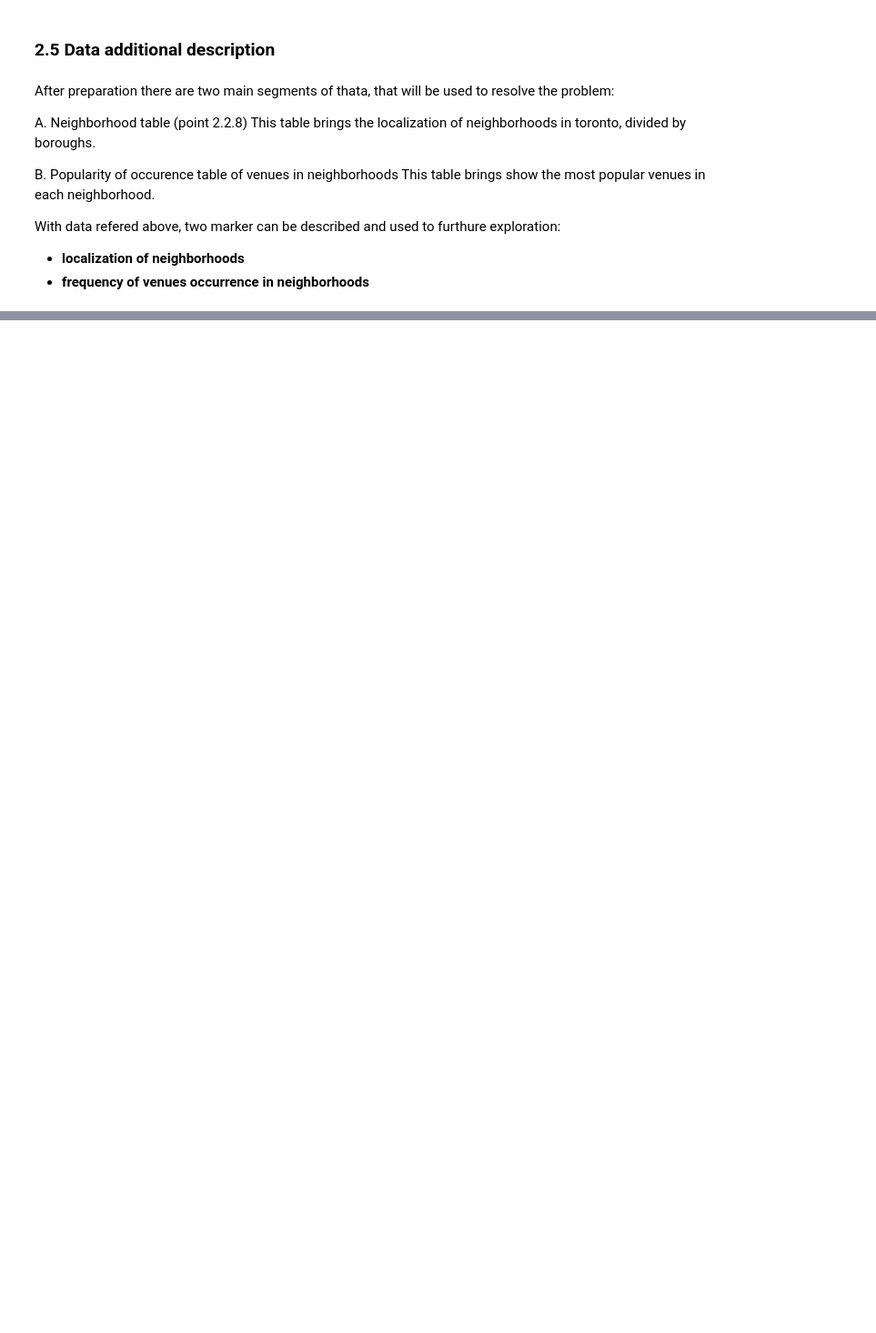
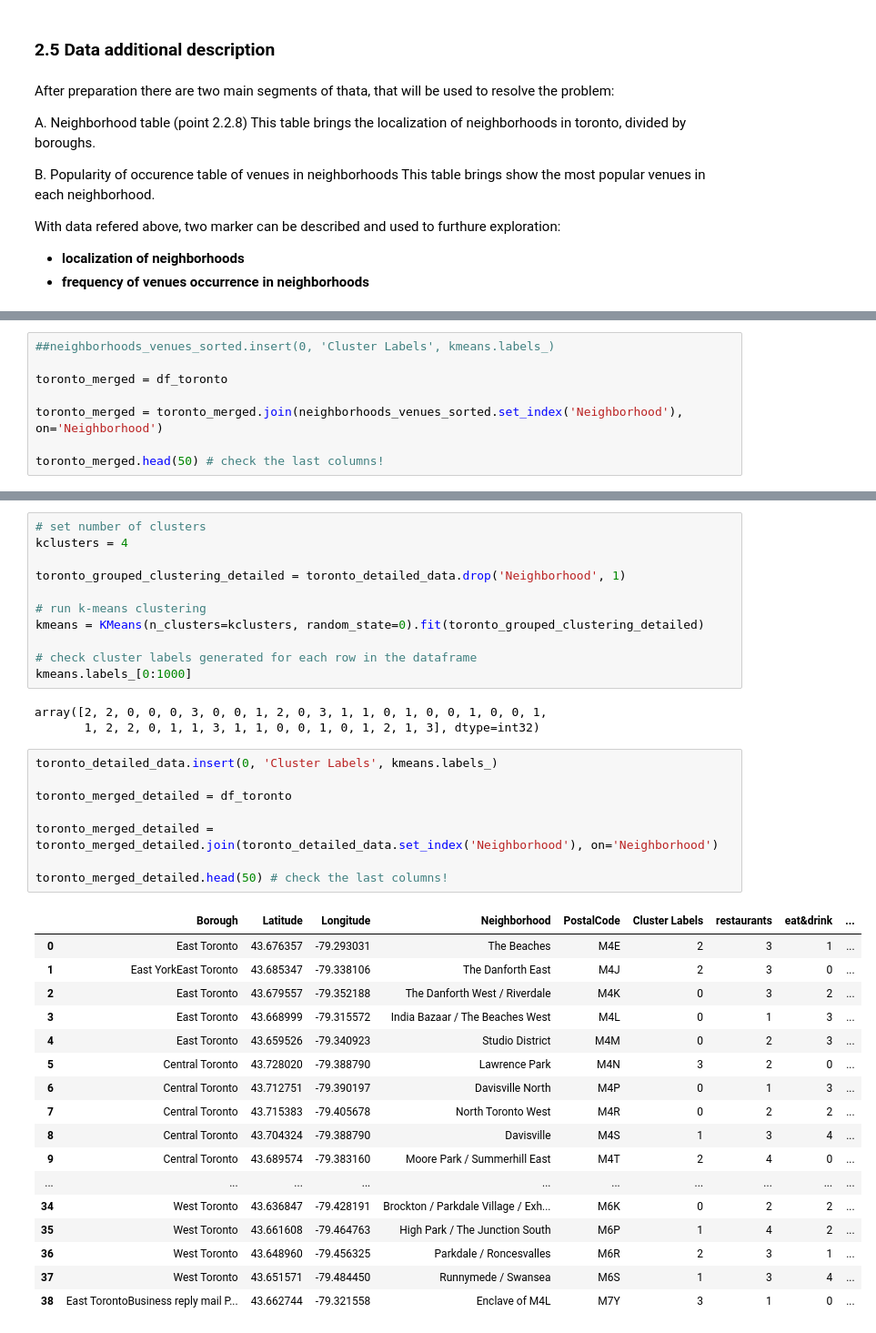
Before and after one commit to marcintalik/Coursera_Capstone, a Jupyter notebook: The Battle of Neighborhoods part 1.ipynb, the cells around one changed output, grey strips where cells are left out. Shown: that part at 91% size. Saved outputs shown, nothing was run; the diff lists cells and outputs as text; blank space fills up the shorter version.

Commit message:
Published from Watson Studio.

```diff
--- a/The Battle of Neighborhoods part 1.ipynb
+++ b/The Battle of Neighborhoods part 1.ipynb
@@ -481,0 +519,8 @@ With data refered above, two marker can be described and used to furthure explor
+# %%
+##neighborhoods_venues_sorted.insert(0, 'Cluster Labels', kmeans.labels_)
+
+toronto_merged = df_toronto
+
+toronto_merged = toronto_merged.join(neighborhoods_venues_sorted.set_index('Neighborhood'), on='Neighborhood')
+
+toronto_merged.head(50) # check the last columns!
@@ -481,0 +691,40 @@ With data refered above, two marker can be described and used to furthure explor
+# %%
+# set number of clusters
+kclusters = 4
+
+toronto_grouped_clustering_detailed = toronto_detailed_data.drop('Neighborhood', 1)
+
+# run k-means clustering
+kmeans = KMeans(n_clusters=kclusters, random_state=0).fit(toronto_grouped_clustering_detailed)
+
+# check cluster labels generated for each row in the dataframe
+kmeans.labels_[0:1000]
+# %% [output]
+array([2, 2, 0, 0, 0, 3, 0, 0, 1, 2, 0, 3, 1, 1, 0, 1, 0, 0, 1, 0, 0, 1,
+       1, 2, 2, 0, 1, 1, 3, 1, 1, 0, 0, 1, 0, 1, 2, 1, 3], dtype=int32)
+# %%
+toronto_detailed_data.insert(0, 'Cluster Labels', kmeans.labels_)
+
+toronto_merged_detailed = df_toronto
+
+toronto_merged_detailed = toronto_merged_detailed.join(toronto_detailed_data.set_index('Neighborhood'), on='Neighborhood')
+
+toronto_merged_detailed.head(50) # check the last columns!
+# %% [output]
+|  | Borough | Latitude | Longitude | Neighborhood | PostalCode | Cluster Labels | restaurants | eat&drink | ... |
+| 0 | East Toronto | 43.676357 | -79.293031 | The Beaches | M4E | 2 | 3 | 1 | ... |
+| 1 | East YorkEast Toronto | 43.685347 | -79.338106 | The Danforth East | M4J | 2 | 3 | 0 | ... |
+| 2 | East Toronto | 43.679557 | -79.352188 | The Danforth West / Riverdale | M4K | 0 | 3 | 2 | ... |
+| 3 | East Toronto | 43.668999 | -79.315572 | India Bazaar / The Beaches West | M4L | 0 | 1 | 3 | ... |
+| 4 | East Toronto | 43.659526 | -79.340923 | Studio District | M4M | 0 | 2 | 3 | ... |
+| 5 | Central Toronto | 43.728020 | -79.388790 | Lawrence Park | M4N | 3 | 2 | 0 | ... |
+| 6 | Central Toronto | 43.712751 | -79.390197 | Davisville North | M4P | 0 | 1 | 3 | ... |
+| 7 | Central Toronto | 43.715383 | -79.405678 | North Toronto West | M4R | 0 | 2 | 2 | ... |
+| 8 | Central Toronto | 43.704324 | -79.388790 | Davisville | M4S | 1 | 3 | 4 | ... |
+| 9 | Central Toronto | 43.689574 | -79.383160 | Moore Park / Summerhill East | M4T | 2 | 4 | 0 | ... |
+| ... | ... | ... | ... | ... | ... | ... | ... | ... | ... |
+| 34 | West Toronto | 43.636847 | -79.428191 | Brockton / Parkdale Village / Exh... | M6K | 0 | 2 | 2 | ... |
+| 35 | West Toronto | 43.661608 | -79.464763 | High Park / The Junction South | M6P | 1 | 4 | 2 | ... |
+| 36 | West Toronto | 43.648960 | -79.456325 | Parkdale / Roncesvalles | M6R | 2 | 3 | 1 | ... |
+| 37 | West Toronto | 43.651571 | -79.484450 | Runnymede / Swansea | M6S | 1 | 3 | 4 | ... |
+| 38 | East TorontoBusiness reply mail P... | 43.662744 | -79.321558 | Enclave of M4L | M7Y | 3 | 1 | 0 | ... |
```
Also changed, not shown: parts of 34 cells of this notebook.
